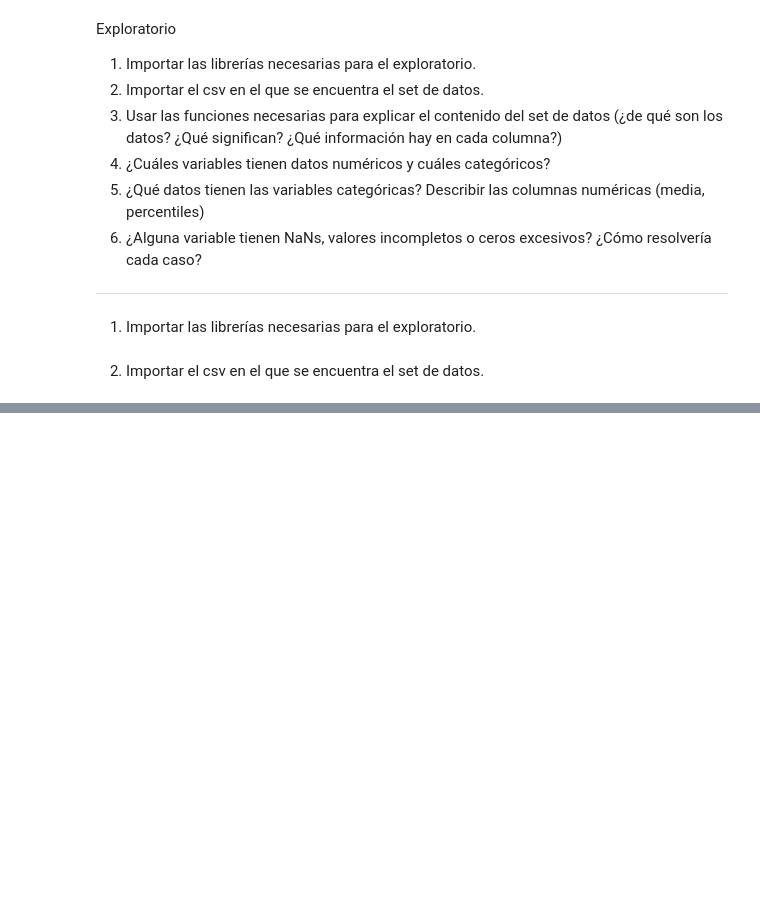
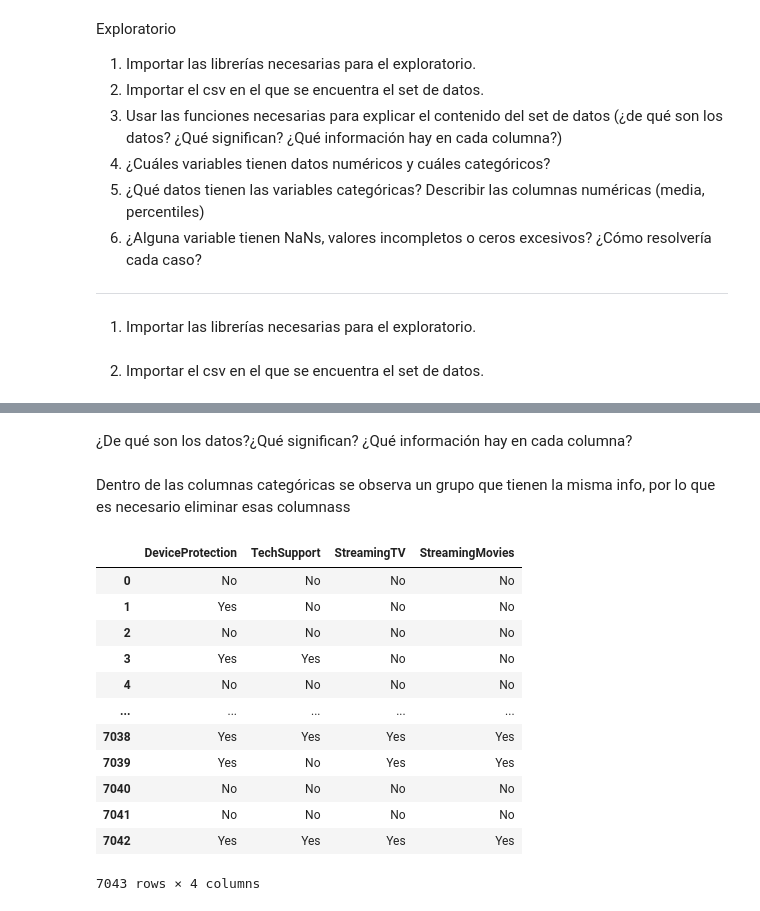
Before and after one commit to GerardoGrana/portfolio, a Jupyter notebook: credit_prediction/notebooks/exploratory.ipynb, the cells around one changed output, grey strips where cells are left out. Saved outputs shown, nothing was run; the diff lists cells and outputs as text; code cells hidden in the pictures; blank space fills up the shorter version.

```diff
--- a/credit_prediction/notebooks/exploratory.ipynb
+++ b/credit_prediction/notebooks/exploratory.ipynb
@@ -57,0 +60,20 @@ dtype: object
+# %% [markdown]
+¿De qué son los datos?¿Qué significan? ¿Qué información hay en cada columna?
+# %% [markdown]
+Dentro de las columnas categóricas se observa un grupo que tienen la misma info, por lo que es necesario eliminar esas columnass
+# %%
+df_raw[['DeviceProtection',	'TechSupport',	'StreamingTV',	'StreamingMovies']]
+# %% [output]
+|  | DeviceProtection | TechSupport | StreamingTV | StreamingMovies |
+| 0 | No | No | No | No |
+| 1 | Yes | No | No | No |
+| 2 | No | No | No | No |
+| 3 | Yes | Yes | No | No |
+| 4 | No | No | No | No |
+| ... | ... | ... | ... | ... |
+| 7038 | Yes | Yes | Yes | Yes |
+| 7039 | Yes | No | Yes | Yes |
+| 7040 | No | No | No | No |
+| 7041 | No | No | No | No |
+| 7042 | Yes | Yes | Yes | Yes |
+7043 rows × 4 columns
```
Also changed, not shown: parts of 44 cells of this notebook, 4 other files.
